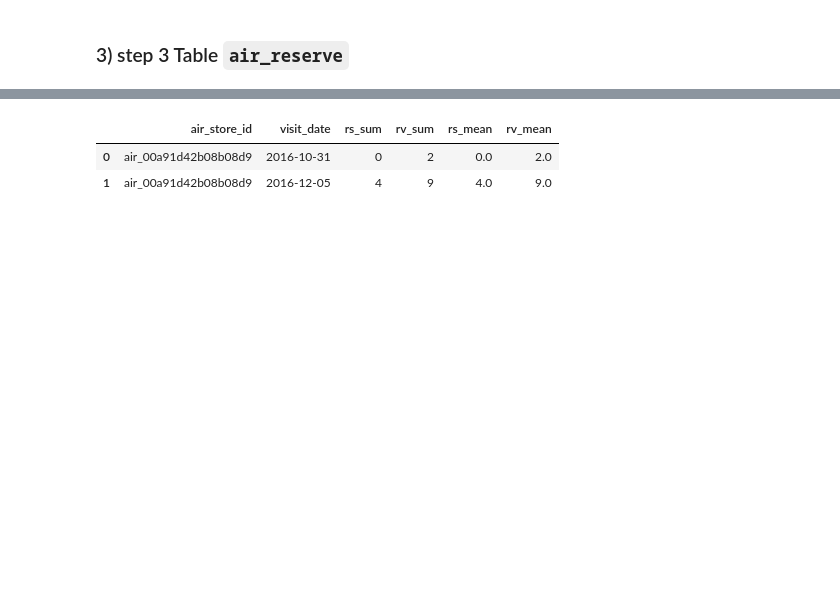
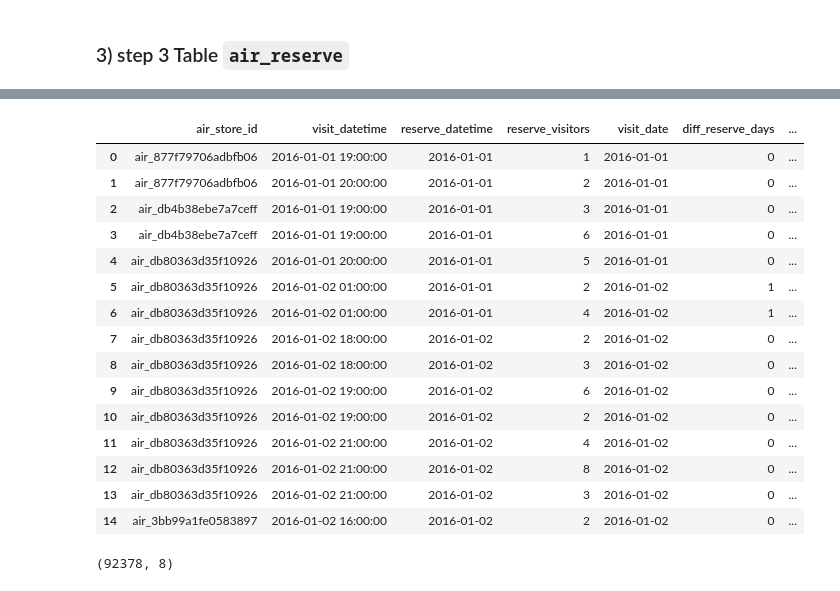
Before and after one commit to galiii/Recruit-Restaurant-Visitor-Forecasting1, a Jupyter notebook: eda/all_air_data.ipynb, the cells around one changed output, grey strips where cells are left out. Drawn from its saved outputs; the diff is of its cells as text; code cells hidden in the pictures; blank space fills up the shorter version.

```diff
--- a/eda/all_air_data.ipynb
+++ b/eda/all_air_data.ipynb
@@ -233,5 +227,0 @@ airreservecopy.shape
-# %%
-airreservecopy['visit_datetime']=pd.to_datetime(airreservecopy['visit_datetime'])
-airreservecopy['reserve_datetime']=pd.to_datetime(airreservecopy['reserve_datetime'])
-airreservecopy['visit_hour']=airreservecopy['visit_datetime'].dt.hour
-airreservecopy['reserve_hour']=airreservecopy['reserve_datetime'].dt.hour
@@ -244,23 +275,27 @@ columns <code>reserve_datetime</code> and <code>visit_datetime</code>
 
 # visit_datetime
 airreservecopy['visit_datetime'] = pd.to_datetime(airreservecopy['visit_datetime'])
-airreservecopy['visit_datetime'] = airreservecopy['visit_datetime'].dt.date
+#airreservecopy['visit_datetime'] = airreservecopy['visit_datetime'].dt.date
+airreservecopy['visit_date'] = airreservecopy['visit_datetime'].dt.date
+# out[] : [datetime.date(2016, 1, 1)....datetime.date(2017, 5, 31)]
+# print(airreservecopy['visit_datetime'].unique())
 
 # reserve_datetime
 airreservecopy['reserve_datetime'] = pd.to_datetime(airreservecopy['reserve_datetime'])
 airreservecopy['reserve_datetime'] = airreservecopy['reserve_datetime'].dt.date
 
+
 airreservecopy['diff_reserve_days'] = airreservecopy.apply(
-                                                lambda r: (r['visit_datetime'] - r['reserve_datetime']).days, axis=1)
+                                                lambda r: (r['visit_date'] - r['reserve_datetime']).days, axis=1)
 
-tmp1 = airreservecopy.groupby(['air_store_id','visit_datetime'], as_index=False)\
+tmp1 = airreservecopy.groupby(['air_store_id','visit_date'], as_index=False)\
 [['diff_reserve_days','reserve_visitors']].sum().rename(\
 columns ={'visit_datetime':'visit_date',
           'diff_reserve_days':'rs_sum',
           'reserve_visitors':'rv_sum'})
 
-tmp2 = airreservecopy.groupby(['air_store_id','visit_datetime'], as_index=False)\
-[['diff_reserve_days','reserve_visitors']].mean().rename(\
-columns ={'visit_datetime':'visit_date',
-          'diff_reserve_days':'rs_mean',
-          'reserve_visitors':'rv_mean'})
+#tmp2 = airreservecopy.groupby(['air_store_id','visit_datetime'], as_index=False)\
+#[['diff_reserve_days','reserve_visitors']].mean().rename(\
+#columns ={'visit_datetime':'visit_date',
+#          'diff_reserve_days':'rs_mean',
+#          'reserve_visitors':'rv_mean'})
@@ -283,8 +325,25 @@ print(airreserve.shape)
 # %%
-airreservecopy = pd.merge(tmp1, tmp2, on=['air_store_id','visit_date'])
+airreservecopy = pd.merge(airreservecopy,tmp1, on=['air_store_id','visit_date'])
 # %%
-airreservecopy.head(2)
+airreservecopy.head(15)
 # %% [output]
-|  | air_store_id | visit_date | rs_sum | rv_sum | rs_mean | rv_mean |
-| 0 | air_00a91d42b08b08d9 | 2016-10-31 | 0 | 2 | 0.0 | 2.0 |
-| 1 | air_00a91d42b08b08d9 | 2016-12-05 | 4 | 9 | 4.0 | 9.0 |
+|  | air_store_id | visit_datetime | reserve_datetime | reserve_visitors | visit_date | diff_reserve_days | ... |
+| 0 | air_877f79706adbfb06 | 2016-01-01 19:00:00 | 2016-01-01 | 1 | 2016-01-01 | 0 | ... |
+| 1 | air_877f79706adbfb06 | 2016-01-01 20:00:00 | 2016-01-01 | 2 | 2016-01-01 | 0 | ... |
+| 2 | air_db4b38ebe7a7ceff | 2016-01-01 19:00:00 | 2016-01-01 | 3 | 2016-01-01 | 0 | ... |
+| 3 | air_db4b38ebe7a7ceff | 2016-01-01 19:00:00 | 2016-01-01 | 6 | 2016-01-01 | 0 | ... |
+| 4 | air_db80363d35f10926 | 2016-01-01 20:00:00 | 2016-01-01 | 5 | 2016-01-01 | 0 | ... |
+| 5 | air_db80363d35f10926 | 2016-01-02 01:00:00 | 2016-01-01 | 2 | 2016-01-02 | 1 | ... |
+| 6 | air_db80363d35f10926 | 2016-01-02 01:00:00 | 2016-01-01 | 4 | 2016-01-02 | 1 | ... |
+| 7 | air_db80363d35f10926 | 2016-01-02 18:00:00 | 2016-01-02 | 2 | 2016-01-02 | 0 | ... |
+| 8 | air_db80363d35f10926 | 2016-01-02 18:00:00 | 2016-01-02 | 3 | 2016-01-02 | 0 | ... |
+| 9 | air_db80363d35f10926 | 2016-01-02 19:00:00 | 2016-01-02 | 6 | 2016-01-02 | 0 | ... |
+| 10 | air_db80363d35f10926 | 2016-01-02 19:00:00 | 2016-01-02 | 2 | 2016-01-02 | 0 | ... |
+| 11 | air_db80363d35f10926 | 2016-01-02 21:00:00 | 2016-01-02 | 4 | 2016-01-02 | 0 | ... |
+| 12 | air_db80363d35f10926 | 2016-01-02 21:00:00 | 2016-01-02 | 8 | 2016-01-02 | 0 | ... |
+| 13 | air_db80363d35f10926 | 2016-01-02 21:00:00 | 2016-01-02 | 3 | 2016-01-02 | 0 | ... |
+| 14 | air_3bb99a1fe0583897 | 2016-01-02 16:00:00 | 2016-01-02 | 2 | 2016-01-02 | 0 | ... |
+# %%
+airreservecopy.shape
+# %% [output]
+(92378, 8)
```
Also changed, not shown: parts of 23 cells of this notebook.
